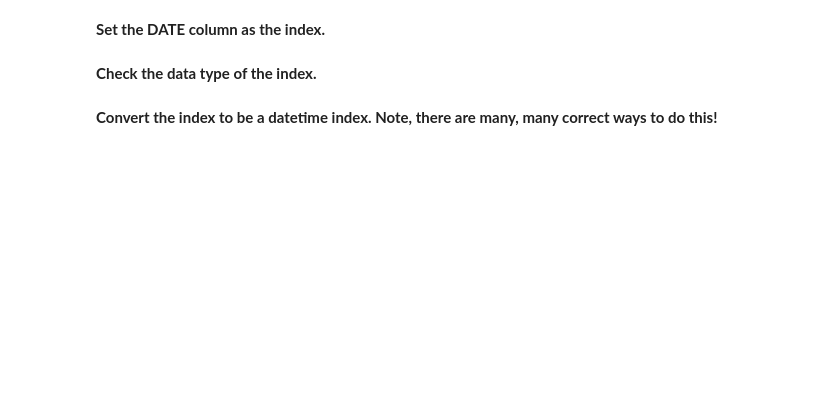
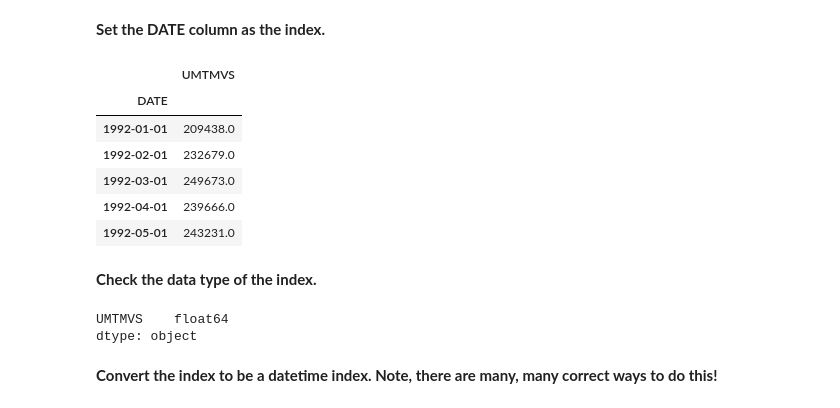
Before and after one commit to StevTobs/TimeSeries_Python, a Jupyter notebook: Time_Series_with_Pandas.ipynb, the cells around one changed output. Drawn from its saved outputs; the diff is of its cells as text; code cells hidden in the pictures; blank space fills up the shorter version.

```diff
--- a/Time_Series_with_Pandas.ipynb
+++ b/Time_Series_with_Pandas.ipynb
@@ -977,4 +988,19 @@ print(df.head(13))
+# %%
+df.head()
+# %% [output]
+|  | UMTMVS |
+| DATE |  |
+| 1992-01-01 | 209438.0 |
+| 1992-02-01 | 232679.0 |
+| 1992-03-01 | 249673.0 |
+| 1992-04-01 | 239666.0 |
+| 1992-05-01 | 243231.0 |
 # %% [markdown]
 **Check the data type of the index.**
+# %%
+df.dtypes
+# %% [output]
+UMTMVS    float64
+dtype: object
 # %% [markdown]
 **Convert the index to be a datetime index. Note, there are many, many correct ways to do this!**
```
Also changed, not shown: parts of 14 cells of this notebook.
